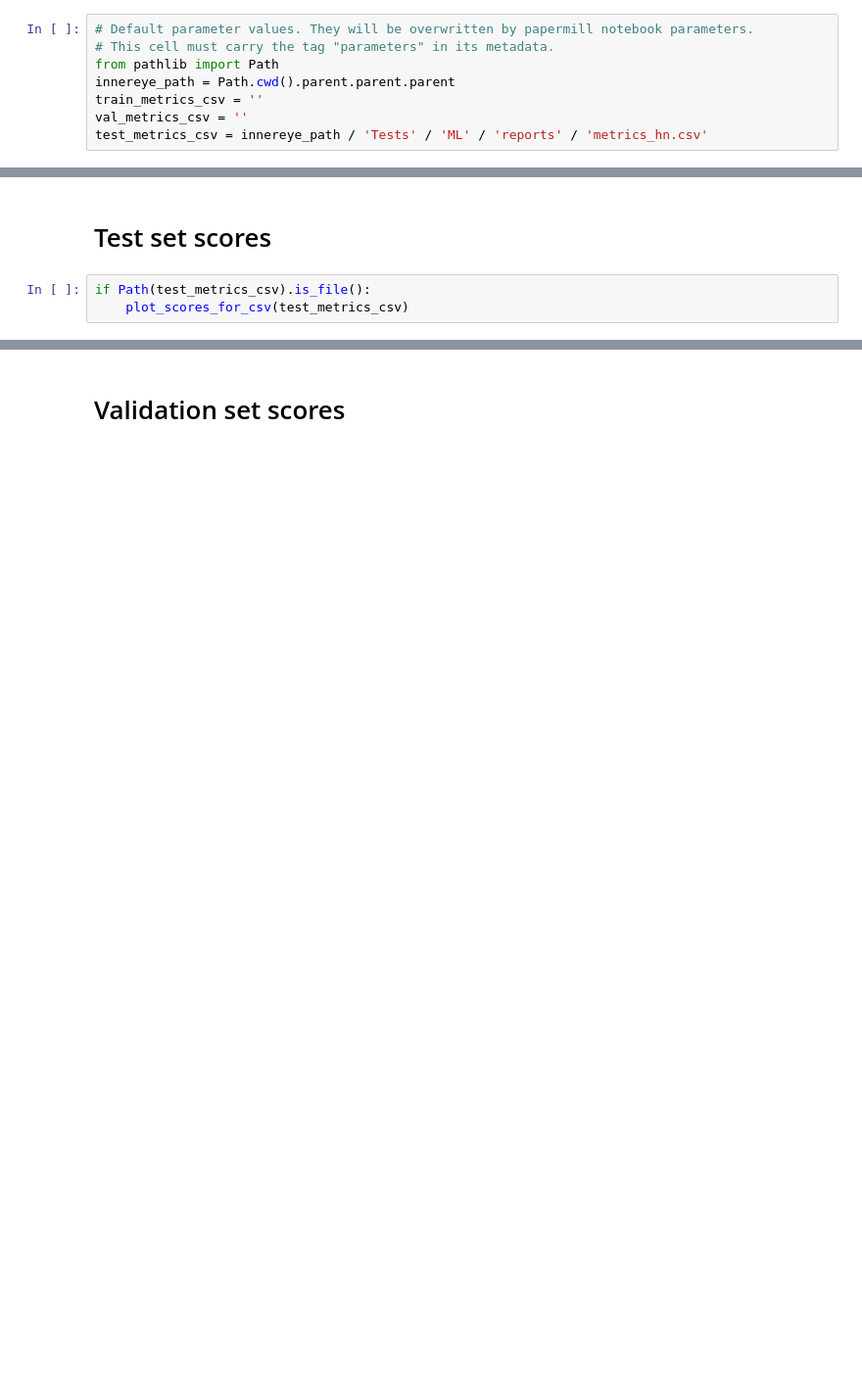
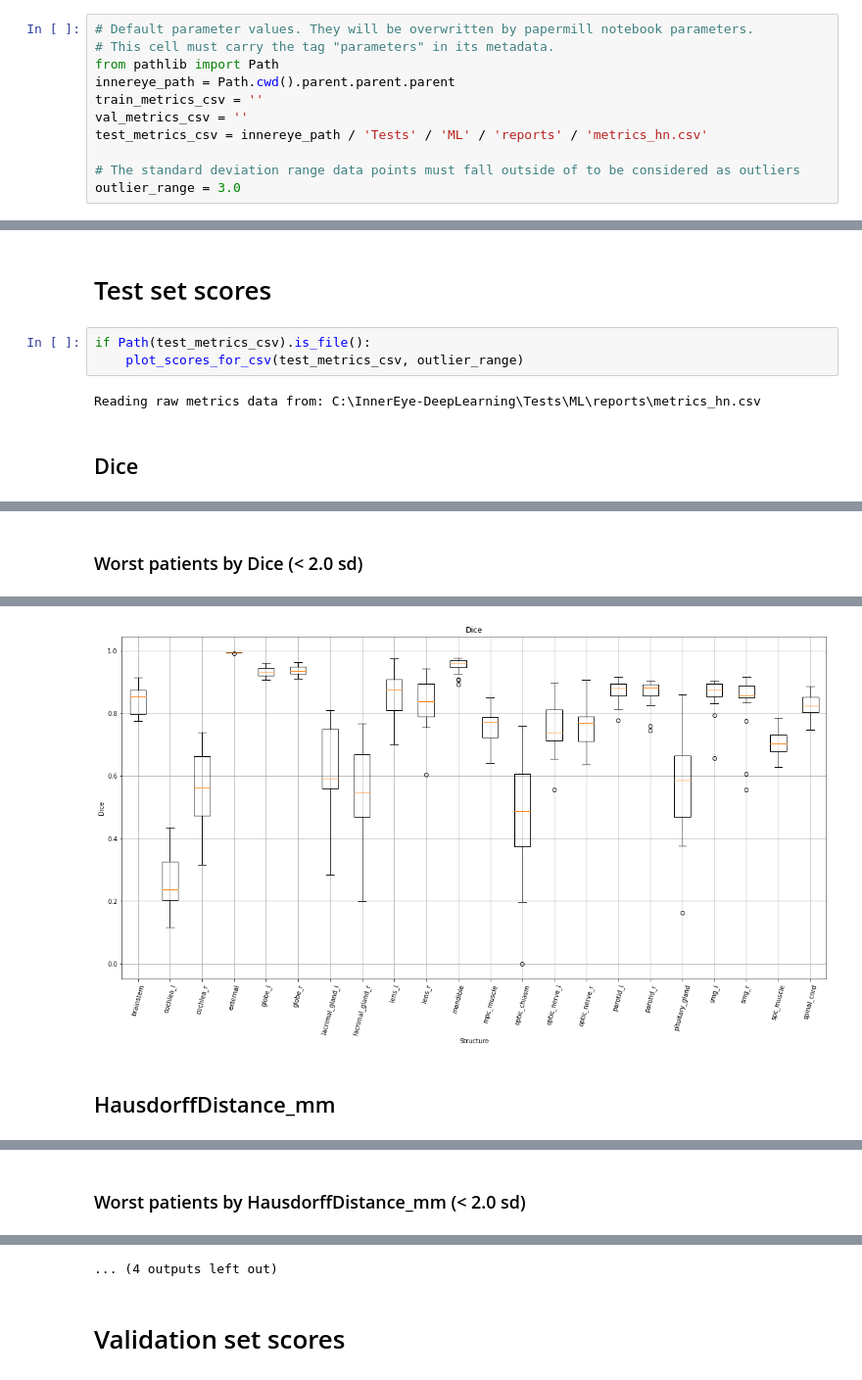
Before and after one commit to microsoft/InnerEye-DeepLearning, a Jupyter notebook: InnerEye/ML/reports/segmentation_report.ipynb, the cells around one changed output, grey strips where cells are left out. Shown at 98% size. Cells and saved outputs as stored; diff of their text form; blank space fills up the shorter version.

```diff
--- a/InnerEye/ML/reports/segmentation_report.ipynb
+++ b/InnerEye/ML/reports/segmentation_report.ipynb
@@ -6,6 +6,9 @@ innereye_path = Path.cwd().parent.parent.parent
 train_metrics_csv = ''
 val_metrics_csv = ''
 test_metrics_csv = innereye_path / 'Tests' / 'ML' / 'reports' / 'metrics_hn.csv'
+
+# The standard deviation range data points must fall outside of to be considered as outliers
+outlier_range = 3.0
 # %%
 %matplotlib inline
 import matplotlib.pyplot as plt
@@ -22,4 +27,7 @@ plt.rcParams['figure.figsize'] = (20, 10)
 # Test set scores
 # %%
 if Path(test_metrics_csv).is_file():
-    plot_scores_for_csv(test_metrics_csv)
+    plot_scores_for_csv(test_metrics_csv, outlier_range)
+# %% [output]
+Reading raw metrics data from: C:\InnerEye-DeepLearning\Tests\ML\reports\metrics_hn.csv
+## Dice
@@ -25,0 +51 @@ if Path(test_metrics_csv).is_file():
+### Worst patients by Dice (< 2.0 sd)
@@ -25,0 +69,2 @@ if Path(test_metrics_csv).is_file():
+[figure, added]
+## HausdorffDistance_mm
@@ -25,0 +88 @@ if Path(test_metrics_csv).is_file():
+### Worst patients by HausdorffDistance_mm (< 2.0 sd)
@@ -26,3 +108,4 @@ if Path(test_metrics_csv).is_file():
+... (4 outputs left out)
 # %% [markdown]
 # Validation set scores
 # %%
```
Also changed, not shown: parts of 4 cells of this notebook, 1 other file.
